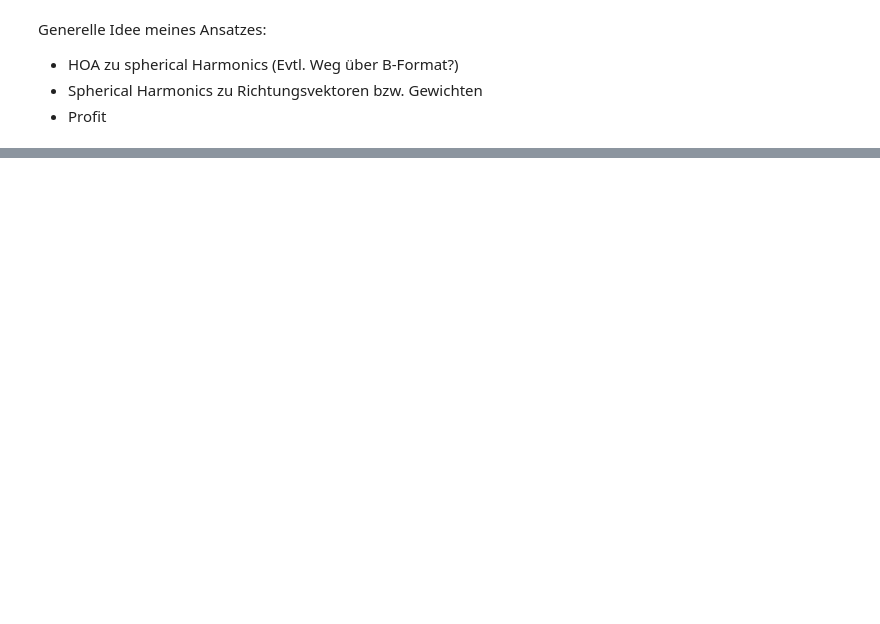
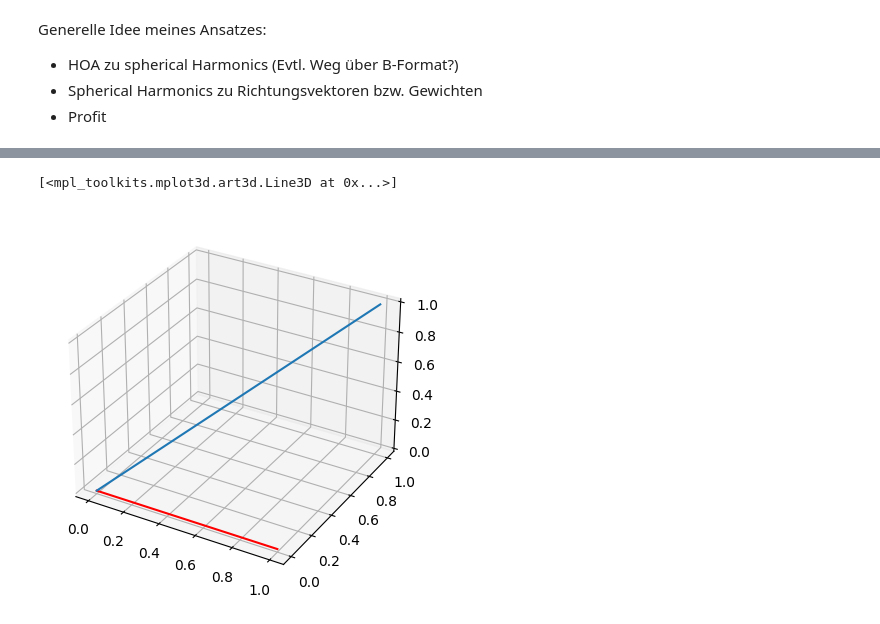
Before and after one commit to Floloffel/VAR-Project, a Jupyter notebook: Private testing/Linus/test.ipynb, the cells around one changed output, grey strips where cells are left out. Drawn from its saved outputs; the diff is of its cells as text; code cells hidden in the pictures; blank space fills up the shorter version.

```diff
--- a/Private testing/Linus/test.ipynb
+++ b/Private testing/Linus/test.ipynb
@@ -37,0 +71,13 @@ spa.plot.hull(spa.decoder.LoudspeakerSetup([1,0,0,0,0,-1], [0,1,0,-1,0,0], [0,0,
+# %%
+
+# Darstellung des Parameters
+
+# Vorläufiger Plot der reinen IR
+# spa.plot.sh_rms_map(RIR_Mf, title="Raw Spatial Impulse Response (with SH)")
+
+ax = plt.axes(projection='3d')
+ax.plot3D([0,1],[0,0],[0,0],'red')
+ax.plot3D([0,1],[0,1],[0,1])
+# %% [output]
+[<mpl_toolkits.mplot3d.art3d.Line3D at 0x...>]
+[figure, added]
```
Also changed, not shown: parts of 7 cells of this notebook.
